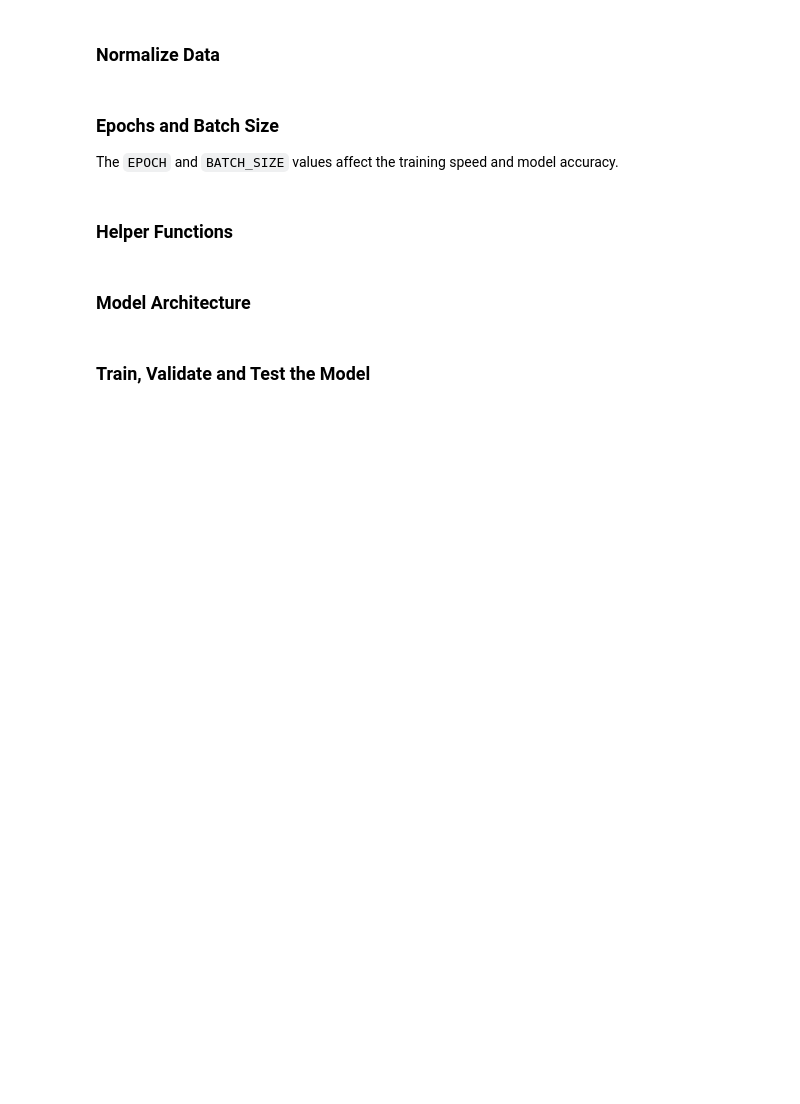
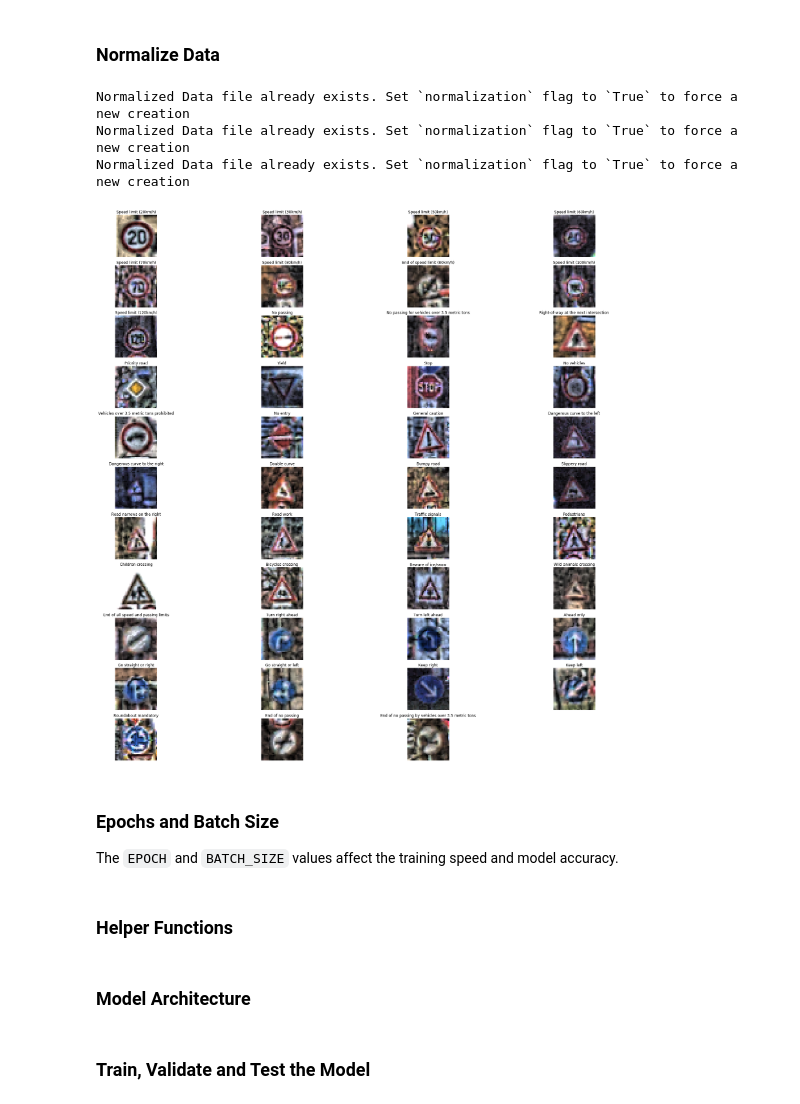
Before and after one commit to niktolis/SDCar-P2-TrafficSignClassifier, a Jupyter notebook: Traffic_Sign_Classifier.ipynb, the cells around one changed output. Saved outputs shown, nothing was run; the diff lists cells and outputs as text; code cells hidden in the pictures; blank space fills up the shorter version.

```diff
--- a/Traffic_Sign_Classifier.ipynb
+++ b/Traffic_Sign_Classifier.ipynb
@@ -165,0 +286,4 @@ X_Test = normalize(X_test)
+# %%
+norm_training_file   = './data/train_norm.p'
+norm_validation_file = './data/valid_norm.p'
+norm_testing_file    = './data/test_norm.p'
@@ -166,2 +312,18 @@ X_Test = normalize(X_test)
+# %%
+normalize_and_save(norm_training_file, X_train, y_train,normalization)
+normalize_and_save(norm_validation_file, X_valid, y_valid,normalization)
+normalize_and_save(norm_testing_file, X_test, y_test,normalization)
+# %% [output]
+Normalized Data file already exists. Set `normalization` flag to `True` to force a new creation
+Normalized Data file already exists. Set `normalization` flag to `True` to force a new creation
+Normalized Data file already exists. Set `normalization` flag to `True` to force a new creation
+# %%
+X_train, y_train = load_data(norm_training_file)
+X_valid, y_valid = load_data(norm_validation_file)
+X_test, y_test   = load_data(norm_testing_file)
+# %%
+show_images(X_train, y_train)
+# %% [output]
+[figure, added]
 # %%
 import tensorflow as tf
```
Also changed, not shown: parts of 36 cells of this notebook, 1 other file.
